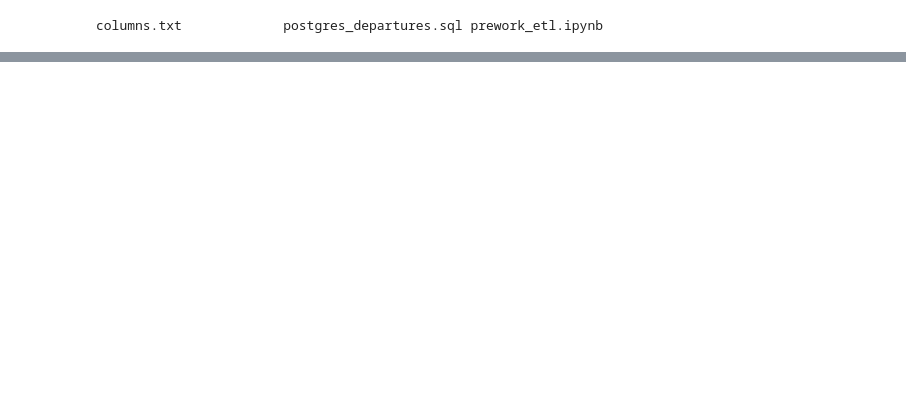
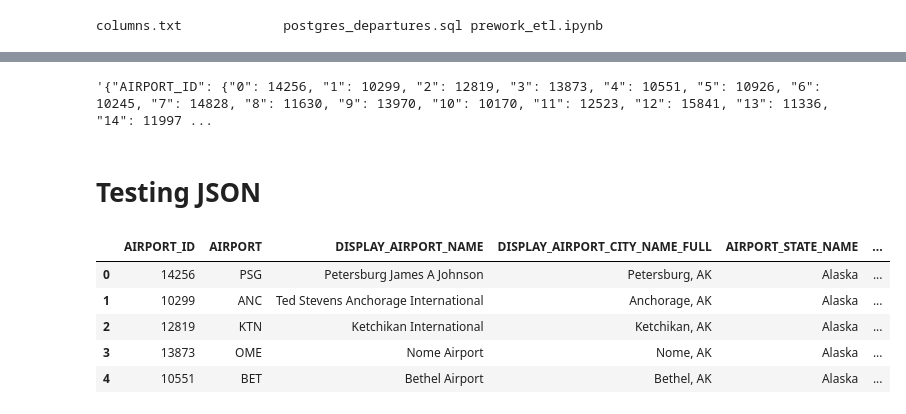
Before and after one commit to juansevargasc/2022-Departures, a Jupyter notebook: prework/prework_etl.ipynb, the cells around one changed output, grey strips where cells are left out. Saved outputs shown, nothing was run; the diff lists cells and outputs as text; code cells hidden in the pictures; blank space fills up the shorter version.

```diff
--- a/prework/prework_etl.ipynb
+++ b/prework/prework_etl.ipynb
@@ -171,0 +202,20 @@ columns.txt             postgres_departures.sql prework_etl.ipynb
+# %%
+import json
+
+json_stations = json.loads(result_json)
+json.dumps(json_stations)
+# %% [output]
+'{"AIRPORT_ID": {"0": 14256, "1": 10299, "2": 12819, "3": 13873, "4": 10551, "5": 10926, "6": 10245, "7": 14828, "8": 11630, "9": 13970, "10": 10170, "11": 12523, "12": 15841, "13": 11336, "14": 11997 ...
+# %% [markdown]
+# Testing JSON
+# %%
+stations_path = '../data/jsonFiles/stations_data.json'
+df_stations_json = pd.read_json(stations_path)
+df_stations_json.head()
+# %% [output]
+|  | AIRPORT_ID | AIRPORT | DISPLAY_AIRPORT_NAME | DISPLAY_AIRPORT_CITY_NAME_FULL | AIRPORT_STATE_NAME | ... |
+| 0 | 14256 | PSG | Petersburg James A Johnson | Petersburg, AK | Alaska | ... |
+| 1 | 10299 | ANC | Ted Stevens Anchorage International | Anchorage, AK | Alaska | ... |
+| 2 | 12819 | KTN | Ketchikan International | Ketchikan, AK | Alaska | ... |
+| 3 | 13873 | OME | Nome Airport | Nome, AK | Alaska | ... |
+| 4 | 10551 | BET | Bethel Airport | Bethel, AK | Alaska | ... |
```
Also changed, not shown: parts of 14 cells of this notebook, 8 other files.
